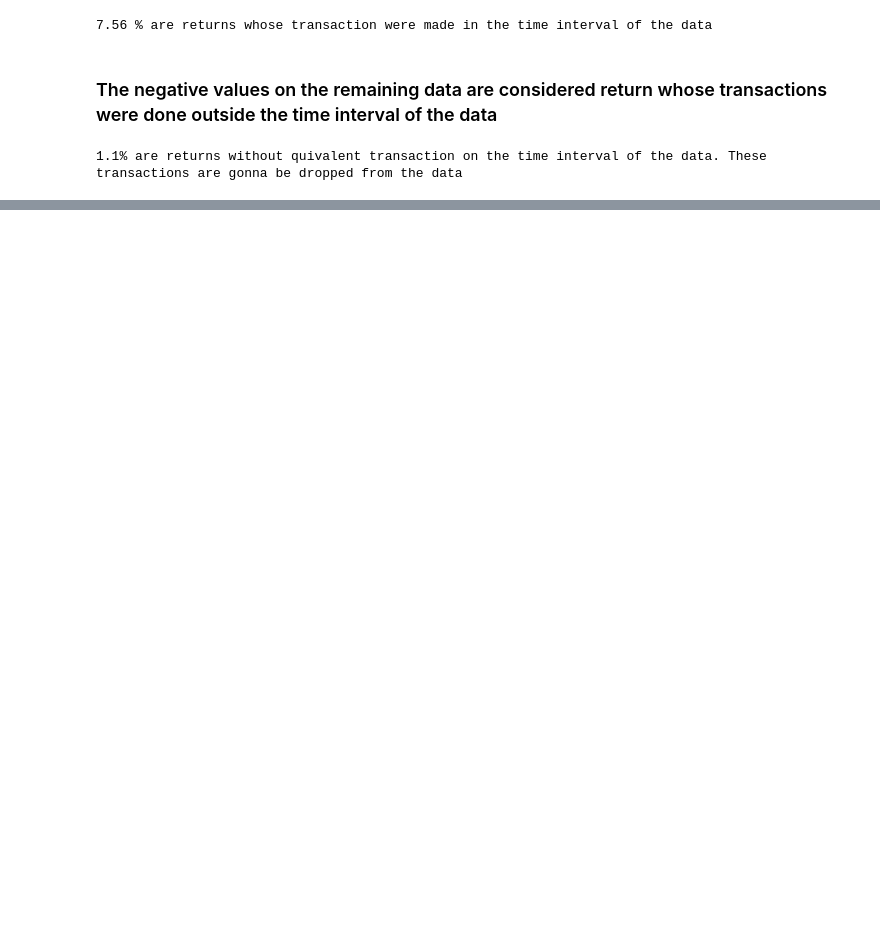
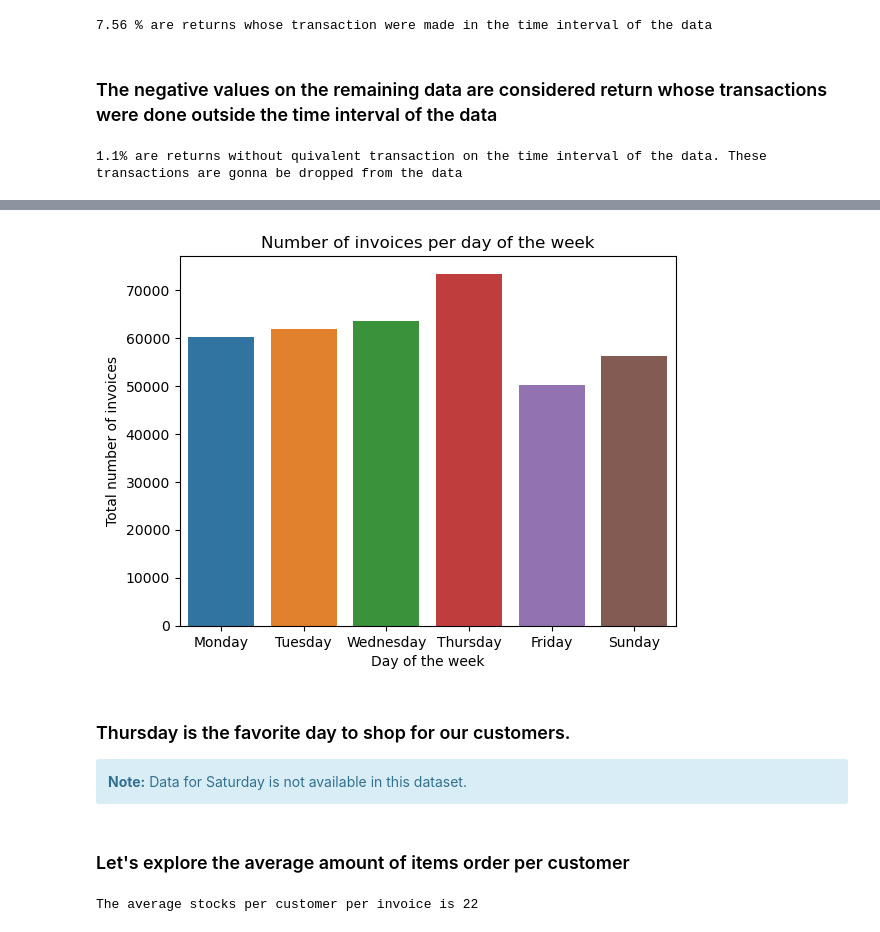
Before and after one commit to adriannaluz/data-analysis_portfolio, a Jupyter notebook: customer_segmentation/notebooks/EDA.ipynb, the cells around one changed output, grey strips where cells are left out. Saved outputs shown, nothing was run; the diff lists cells and outputs as text; code cells hidden in the pictures; blank space fills up the shorter version.

```diff
--- a/customer_segmentation/notebooks/EDA.ipynb
+++ b/customer_segmentation/notebooks/EDA.ipynb
@@ -351,0 +453,22 @@ online_trans.rename(columns={'index': 'old_index'}, inplace=True)
+# %%
+# Getting the number of invoices per day of the week
+daily_inv = online_trans.groupby(["invoice_weekday"]).count()['invoice'].reset_index()
+# %%
+# Getting the name of the day
+weekday_names = online_trans['invoice_dayname'].unique().categories.tolist()
+del weekday_names[-2] # deleting Saturday from the list
+# %%
+# adding the names to daily dataframe
+daily_inv['invoice_dayname'] =  weekday_names
+# %%
+sns.barplot(data=daily_inv, x='invoice_dayname', y='invoice')
+plt.title("Number of invoices per day of the week")
+plt.xlabel("Day of the week")
+plt.ylabel("Total number of invoices");
+# %% [output]
+[figure, added]
+# %% [markdown]
+### Thursday is the favorite day to shop for our customers.
+<div class="alert alert-block alert-info">
+<b>Note:</b> Data for Saturday is not available in this dataset.
+</div>
@@ -351,0 +477,2 @@ online_trans.rename(columns={'index': 'old_index'}, inplace=True)
+# %% [markdown]
+### Let's explore the average amount of items order per customer
@@ -351,0 +482,6 @@ online_trans.rename(columns={'index': 'old_index'}, inplace=True)
+# %%
+# average stocks ordered by customer
+mean_nstock_cust = nstock_inv_cust.groupby(level=0).mean()
+print(f"The average stocks per customer per invoice is {round(mean_nitem_cust.mean())}")
+# %% [output]
+The average stocks per customer per invoice is 22
```
Also changed, not shown: parts of 44 cells of this notebook.
